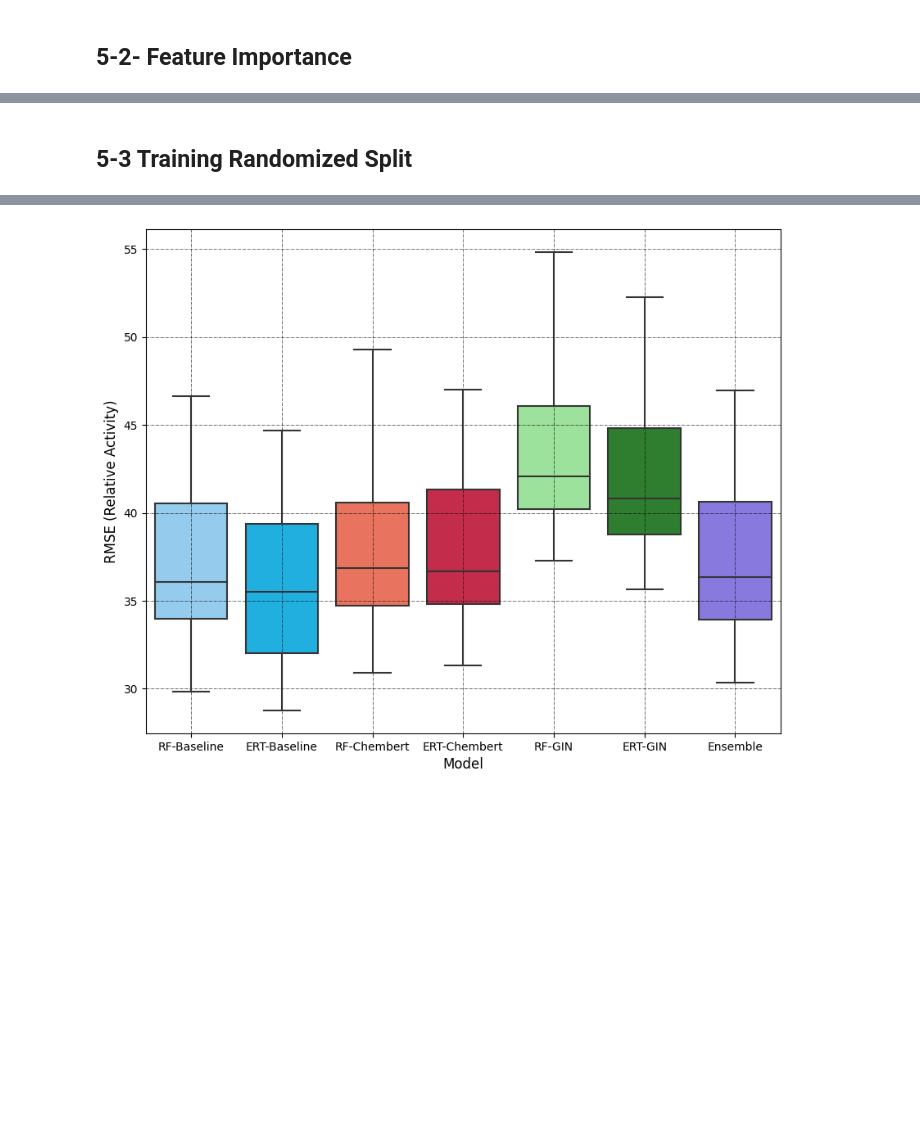
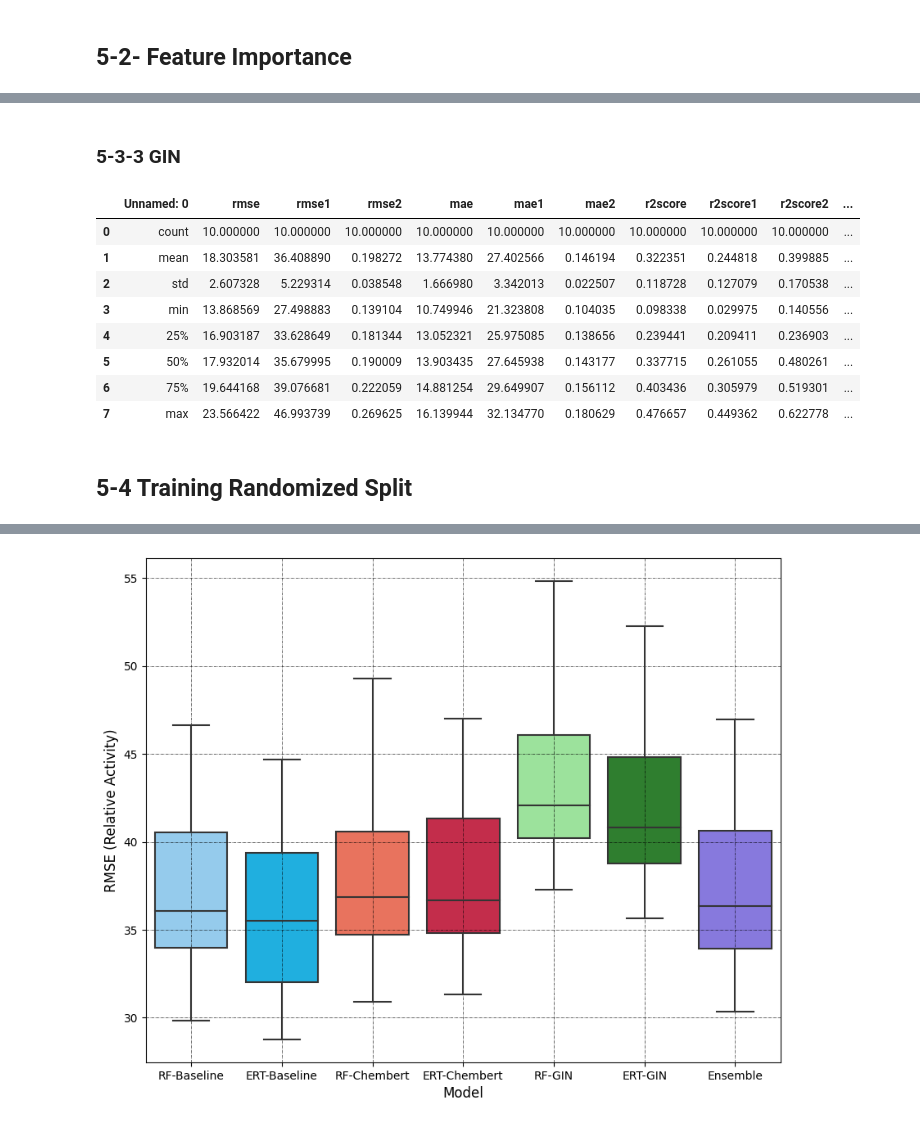
Before and after one commit to miladrayka/addzyme, a Jupyter notebook: codes/preparation_and_training.ipynb, the cells around one changed output, grey strips where cells are left out. Cells and saved outputs as stored; diff of their text form; code cells hidden in the pictures; blank space fills up the shorter version.

```diff
--- a/codes/preparation_and_training.ipynb
+++ b/codes/preparation_and_training.ipynb
@@ -570,0 +664,2 @@ EC number FI: 13.596%
+# %% [markdown]
+### 5-3-3 GIN
@@ -571,5 +678,17 @@ EC number FI: 13.596%
+# %%
+pd.read_csv("statistics_rf_chembert_test_results_cv.csv")
+# %% [output]
+|  | Unnamed: 0 | rmse | rmse1 | rmse2 | mae | mae1 | mae2 | r2score | r2score1 | r2score2 | ... |
+| 0 | count | 10.000000 | 10.000000 | 10.000000 | 10.000000 | 10.000000 | 10.000000 | 10.000000 | 10.000000 | 10.000000 | ... |
+| 1 | mean | 18.303581 | 36.408890 | 0.198272 | 13.774380 | 27.402566 | 0.146194 | 0.322351 | 0.244818 | 0.399885 | ... |
+| 2 | std | 2.607328 | 5.229314 | 0.038548 | 1.666980 | 3.342013 | 0.022507 | 0.118728 | 0.127079 | 0.170538 | ... |
+| 3 | min | 13.868569 | 27.498883 | 0.139104 | 10.749946 | 21.323808 | 0.104035 | 0.098338 | 0.029975 | 0.140556 | ... |
+| 4 | 25% | 16.903187 | 33.628649 | 0.181344 | 13.052321 | 25.975085 | 0.138656 | 0.239441 | 0.209411 | 0.236903 | ... |
+| 5 | 50% | 17.932014 | 35.679995 | 0.190009 | 13.903435 | 27.645938 | 0.143177 | 0.337715 | 0.261055 | 0.480261 | ... |
+| 6 | 75% | 19.644168 | 39.076681 | 0.222059 | 14.881254 | 29.649907 | 0.156112 | 0.403436 | 0.305979 | 0.519301 | ... |
+| 7 | max | 23.566422 | 46.993739 | 0.269625 | 16.139944 | 32.134770 | 0.180629 | 0.476657 | 0.449362 | 0.622778 | ... |
 # %% [markdown]
-## 5-3 Training Randomized Split
+## 5-4 Training Randomized Split
 # %%
 # Relative activity mean and std
 
```
Also changed, not shown: parts of 58 cells of this notebook.
